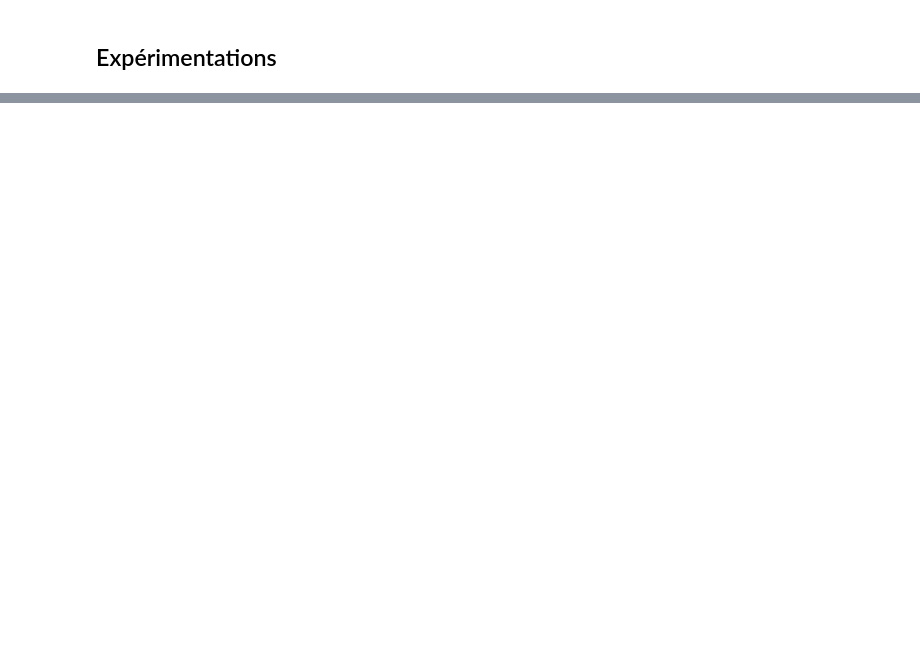
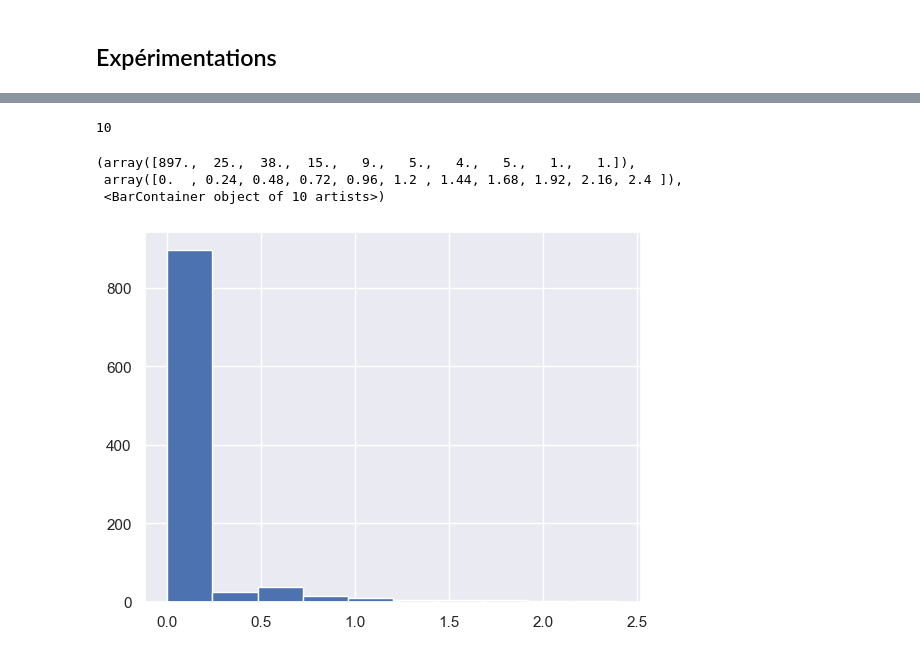
Before and after one commit to Ab2nour/epidemic-simulation, a Jupyter notebook: src/notebooks/galton-watson.ipynb, the cells around one changed output, grey strips where cells are left out. Saved outputs shown, nothing was run; the diff lists cells and outputs as text; code cells hidden in the pictures; blank space fills up the shorter version.

Commit message:
feat(wip): Galton Watson Simulator

```diff
--- a/src/notebooks/galton-watson.ipynb
+++ b/src/notebooks/galton-watson.ipynb
@@ -246,0 +311,20 @@ for _ in range(500):
+# %%
+def processus_critique_survivant(gp: GaltonWatson, nb_simulations: int = 1_000, nb_epoques: int = 100) -> np.ndarray:
+    simulations = gp.lance_simulations(nb_simulations, nb_epoques)
+    simulations = np.array(simulations)
+
+    zn_sup_zero = simulations[simulations > 0]
+
+    return zn_sup_zero
+# %%
+liste = []
+
+for i in range(10):
+    nb_epoques = (i + 1) * 100
+    res = processus_critique_survivant(gp1, nb_simulations=(i + 1) * 1_000, nb_epoques=nb_epoques)
+    liste.append(res)
+
+    lambda_estime = 1.0 / np.mean(liste[i] / nb_epoques)
+    print(f"{lambda_estime = }")
+    test_loi_exponentielle(liste[i] / nb_epoques)
+    print()
@@ -246,0 +349,20 @@ for _ in range(500):
+# %%
+from scipy.stats import rv_discrete
+
+
+class SimulateurGaltonWatson:
+    def __init__(self, loi: rv_discrete, nb_descendants: int = 1, nb_simulations: int = 1_000):
+        self.nb_simulations = nb_simulations
+        self.simulations: list[GaltonWatson] = [GaltonWatson(loi, nb_descendants) for _ in range(nb_simulations)]
+
+    def simule(self, nb_epoques: int = 10) -> None:
+        for i in range(self.nb_simulations):
+            self.simulations[i].simule(nb_epoques)
+
+    def get_n(self):
+        return np.array([self.simulations[i].n for i in range(nb_simulations)])
+
+    def nombre_survivants(self):
+        return np.array([self.simulations[i].nb_descendants for i in range(nb_simulations)])
+# %%
+sim = SimulateurGaltonWatson(poisson_1)
@@ -246,0 +371,11 @@ for _ in range(500):
+# %%
+sim.simulations[0].n
+# %% [output]
+10
+# %%
+plt.hist(sim.nombre_survivants() / sim.get_n())
+# %% [output]
+(array([897.,  25.,  38.,  15.,   9.,   5.,   4.,   5.,   1.,   1.]),
+ array([0.  , 0.24, 0.48, 0.72, 0.96, 1.2 , 1.44, 1.68, 1.92, 2.16, 2.4 ]),
+ <BarContainer object of 10 artists>)
+[figure, added]
```
Also changed, not shown: parts of 29 cells of this notebook, 1 other file.
